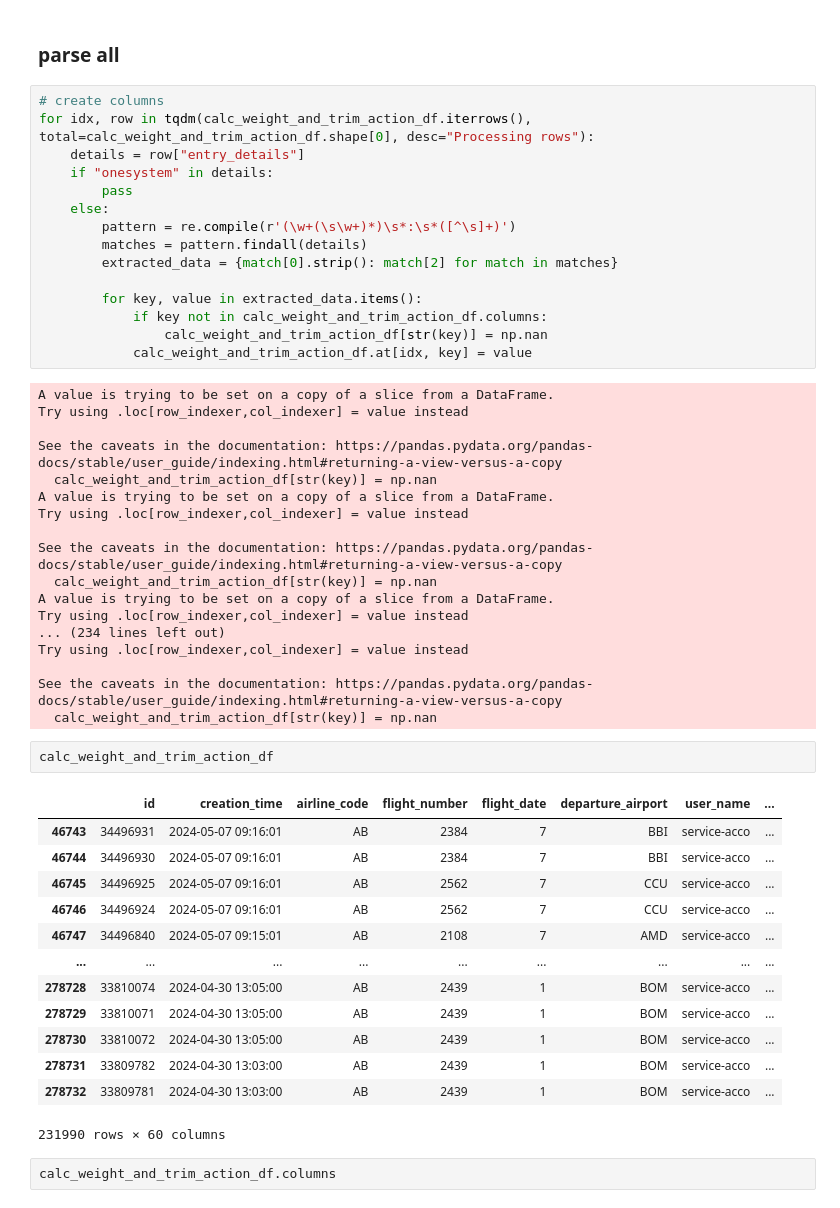
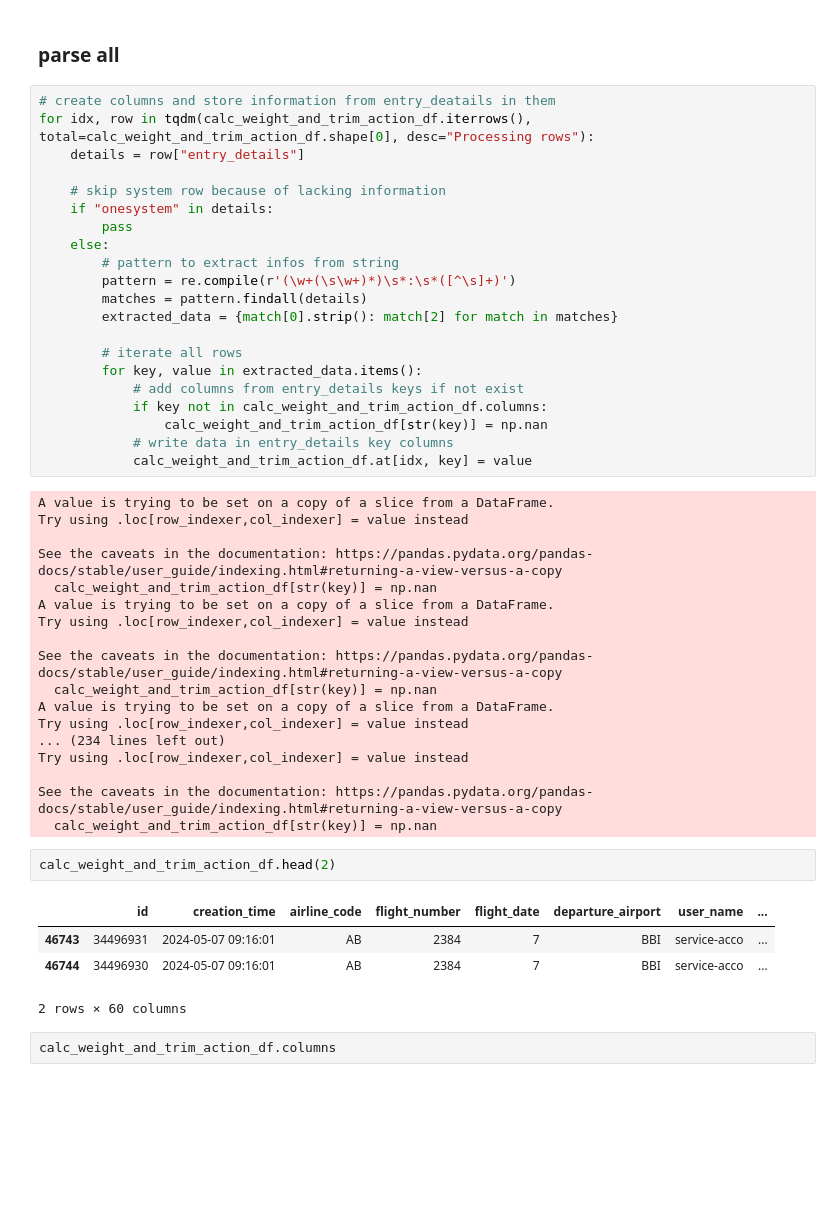
Before and after one commit to jannikvlk/AeroMetrics, a Jupyter notebook: parser/parse_abc.ipynb, the cells around one changed output. Saved outputs shown, nothing was run; the diff lists cells and outputs as text; blank space fills up the shorter version.

```diff
--- a/parser/parse_abc.ipynb
+++ b/parser/parse_abc.ipynb
@@ -147,19 +159,25 @@ com.onesystem.lc2.common.dto.SingleAttributeDTO[ id = NULL  deleted = false  leg
 # %% [markdown]
 ### parse all
 # %%
-# create columns
+# create columns and store information from entry_deatails in them
 for idx, row in tqdm(calc_weight_and_trim_action_df.iterrows(), total=calc_weight_and_trim_action_df.shape[0], desc="Processing rows"):
     details = row["entry_details"]
+
+    # skip system row because of lacking information
     if "onesystem" in details:
         pass
     else:
+        # pattern to extract infos from string
         pattern = re.compile(r'(\w+(\s\w+)*)\s*:\s*([^\s]+)')
         matches = pattern.findall(details)
         extracted_data = {match[0].strip(): match[2] for match in matches}
 
+        # iterate all rows
         for key, value in extracted_data.items():
+            # add columns from entry_details keys if not exist
             if key not in calc_weight_and_trim_action_df.columns:
                 calc_weight_and_trim_action_df[str(key)] = np.nan
+            # write data in entry_details key columns
             calc_weight_and_trim_action_df.at[idx, key] = value
 # %% [output]
 A value is trying to be set on a copy of a slice from a DataFrame.
@@ -180,21 +198,12 @@ Try using .loc[row_indexer,col_indexer] = value instead
 See the caveats in the documentation: https://pandas.pydata.org/pandas-docs/stable/user_guide/indexing.html#returning-a-view-versus-a-copy
   calc_weight_and_trim_action_df[str(key)] = np.nan
 # %%
-calc_weight_and_trim_action_df
+calc_weight_and_trim_action_df.head(2)
 # %% [output]
 |  | id | creation_time | airline_code | flight_number | flight_date | departure_airport | user_name | ... |
 | 46743 | 34496931 | 2024-05-07 09:16:01 | AB | 2384 | 7 | BBI | service-acco | ... |
 | 46744 | 34496930 | 2024-05-07 09:16:01 | AB | 2384 | 7 | BBI | service-acco | ... |
-| 46745 | 34496925 | 2024-05-07 09:16:01 | AB | 2562 | 7 | CCU | service-acco | ... |
-| 46746 | 34496924 | 2024-05-07 09:16:01 | AB | 2562 | 7 | CCU | service-acco | ... |
-| 46747 | 34496840 | 2024-05-07 09:15:01 | AB | 2108 | 7 | AMD | service-acco | ... |
-| ... | ... | ... | ... | ... | ... | ... | ... | ... |
-| 278728 | 33810074 | 2024-04-30 13:05:00 | AB | 2439 | 1 | BOM | service-acco | ... |
-| 278729 | 33810071 | 2024-04-30 13:05:00 | AB | 2439 | 1 | BOM | service-acco | ... |
-| 278730 | 33810072 | 2024-04-30 13:05:00 | AB | 2439 | 1 | BOM | service-acco | ... |
-| 278731 | 33809782 | 2024-04-30 13:03:00 | AB | 2439 | 1 | BOM | service-acco | ... |
-| 278732 | 33809781 | 2024-04-30 13:03:00 | AB | 2439 | 1 | BOM | service-acco | ... |
-231990 rows × 60 columns
+2 rows × 60 columns
 # %%
 calc_weight_and_trim_action_df.columns
 # %% [output]
```
Also changed, not shown: parts of 18 cells of this notebook, 3 other files.
